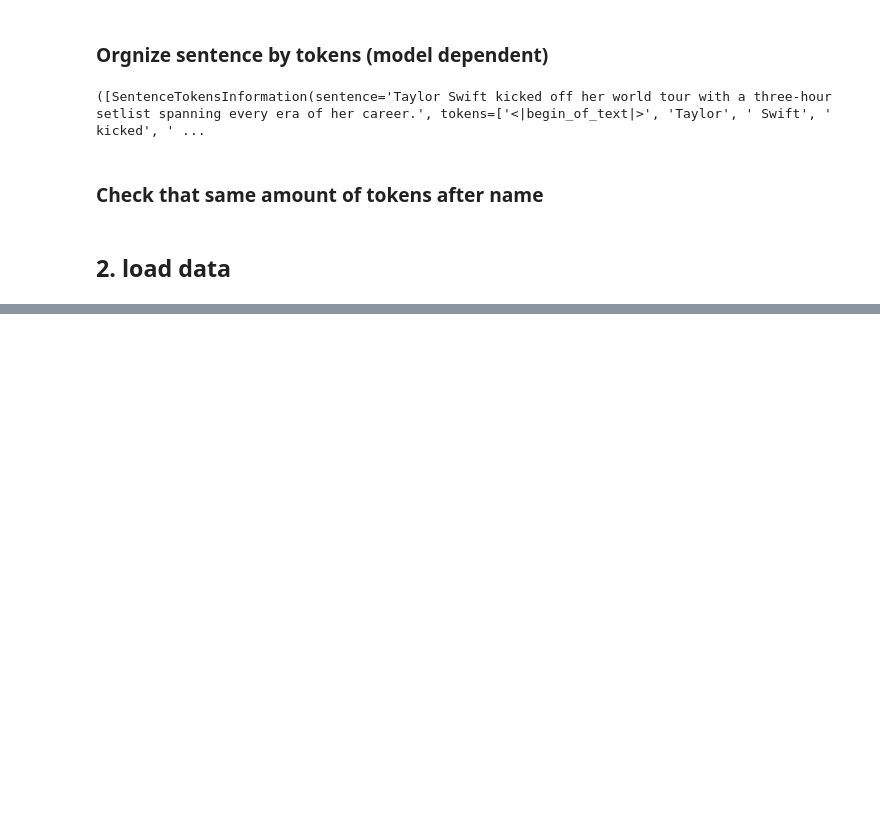
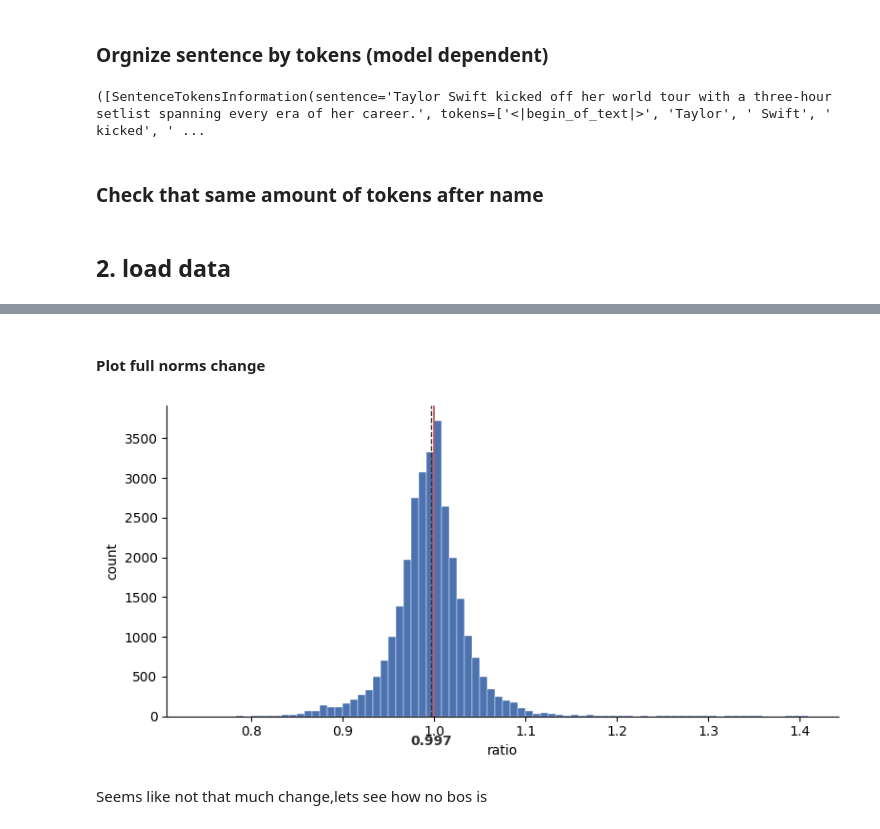
Before and after one commit to NegevTag/Visualizing-information-flow-in-transformers, a Jupyter notebook: real/science/experiment_1_celebrities/celebrity_experiment.ipynb, the cells around one changed output, grey strips where cells are left out. Saved outputs shown, nothing was run; the diff lists cells and outputs as text; code cells hidden in the pictures; blank space fills up the shorter version.

Commit message:
metric selection by full norm

```diff
--- a/real/science/experiment_1_celebrities/celebrity_experiment.ipynb
+++ b/real/science/experiment_1_celebrities/celebrity_experiment.ipynb
@@ -277,0 +498,4 @@ print(sum([len(a.tokens) for a in a_tokens_info[0]])//20)
+# %%
+about_celebrities_expriment_info:FullPositionsNormsExperimentInfo = []
+for (real_sentence,fake_sentence) in tqdm((list(zip(*a_tokens_info))+list(zip(*a_tokens_info)))):
+    about_celebrities_expriment_info.append(calc_trimmed_full_position_norm_info(real_sentence,fake_sentence,model_name=MODEL))
@@ -277,0 +506,11 @@ print(sum([len(a.tokens) for a in a_tokens_info[0]])//20)
+# %%
+position_norm_expirment_info:list[FullPositionsNormsExperimentInfo] = about_celebrities_expriment_info
+for expirment_info in position_norm_expirment_info:
+    assert expirment_info.sentence_real_tokens_info.tokens[max(expirment_info.sentence_real_tokens_info.name_tokens_indexes)+1:] == expirment_info.sentence_fake_tokens_info.tokens[max(expirment_info.sentence_fake_tokens_info.name_tokens_indexes)+1:]
+    print(f"{expirment_info.sentence_real_tokens_info.tokens[min(expirment_info.sentence_real_tokens_info.name_tokens_indexes):max(expirment_info.sentence_real_tokens_info.name_tokens_indexes)+1]}| {expirment_info.sentence_fake_tokens_info.tokens[min(expirment_info.sentence_fake_tokens_info.name_tokens_indexes):max(expirment_info.sentence_fake_tokens_info.name_tokens_indexes)+1]}")
+    num_of_post_names_tokens = len(expirment_info.sentence_real_tokens_info.tokens[max(expirment_info.sentence_real_tokens_info.name_tokens_indexes)+1:])
+    print(num_of_post_names_tokens)
+    assert num_of_post_names_tokens == expirment_info.full_positions_relevant_norms[0].post_attention_norms.shape[1] == expirment_info.full_positions_relevant_norms[0].post_mlp_norms.shape[1]
+    assert num_of_post_names_tokens == expirment_info.full_positions_relevant_norms[1].post_attention_norms.shape[1] == expirment_info.full_positions_relevant_norms[1].post_mlp_norms.shape[1]
+    assert num_of_post_names_tokens == expirment_info.full_sentence_no_bos_relevant_norms[0].post_attention_norms.shape[1] == expirment_info.full_sentence_no_bos_relevant_norms[0].post_mlp_norms.shape[1]
+    assert num_of_post_names_tokens == expirment_info.full_sentence_no_bos_relevant_norms[1].post_attention_norms.shape[1] == expirment_info.full_sentence_no_bos_relevant_norms[1].post_mlp_norms.shape[1]
@@ -277,0 +535,35 @@ print(sum([len(a.tokens) for a in a_tokens_info[0]])//20)
+# %% [markdown]
+#### Plot full norms change
+# %%
+full_position_ratio_attention = torch.cat([(exp_info.full_positions_relevant_norms[0].post_attention_norms/exp_info.full_positions_relevant_norms[1].post_attention_norms).flatten() for exp_info in position_norm_expirment_info])
+full_position_ratio_mlp = torch.cat([(exp_info.full_positions_relevant_norms[0].post_mlp_norms/exp_info.full_positions_relevant_norms[1].post_mlp_norms).flatten() for exp_info in position_norm_expirment_info])
+full_position_ratios = torch.cat([full_position_ratio_attention,full_position_ratio_mlp])
+# %%
+#VIBECODED
+import matplotlib.pyplot as plt
+
+
+def plot_ratio_hist(flat: torch.Tensor, bins: int = 80):
+    x = flat.detach().float().cpu().numpy()
+    x = x[np.isfinite(x)]
+    mean = x.mean()
+    fig, ax = plt.subplots(figsize=(8, 4))
+    ax.hist(x, bins=bins, color="#4c72b0", edgecolor="white", linewidth=0.3)
+    ax.axvline(1.0, color="#c44e52", linewidth=1.2)
+    ax.axvline(mean, color="#333333", linewidth=1.0, linestyle="--")
+    # mean value down on the x-axis, next to the tick labels
+    ax.text(mean, -0.06, f"{mean:.3f}", ha="center", va="top",
+            color="#333333", fontweight="bold", transform=ax.get_xaxis_transform())
+    ax.spines["top"].set_visible(False)
+    ax.spines["right"].set_visible(False)
+    ax.set_xlabel("ratio")
+    ax.set_ylabel("count")
+    plt.tight_layout()
+    plt.show()
+
+
+plot_ratio_hist(full_position_ratios)
+# %% [output]
+[figure, added]
+# %% [markdown]
+Seems like not that much change,lets see how no bos is
```
Also changed, not shown: parts of 38 cells of this notebook, 13 other files.
